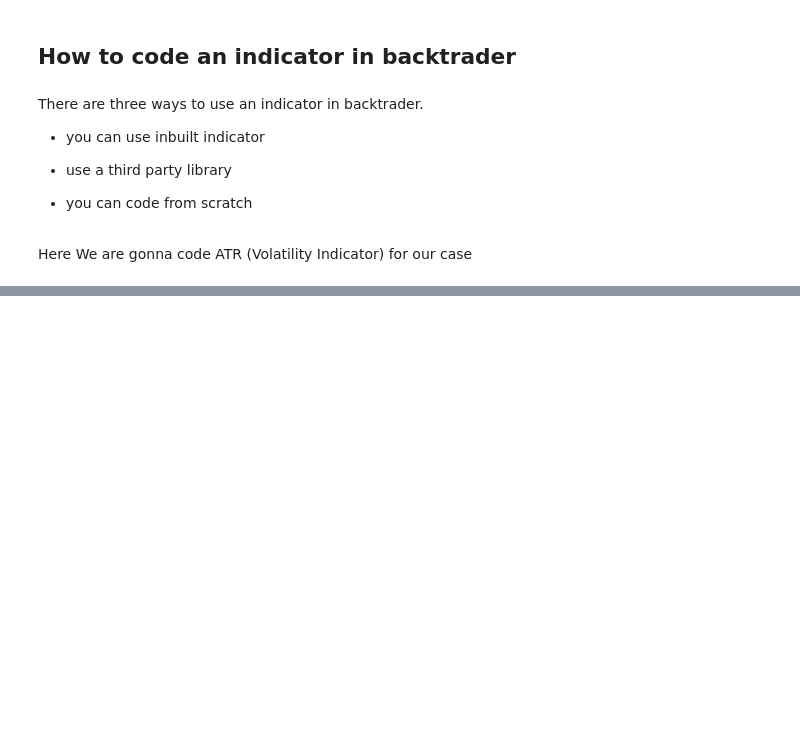
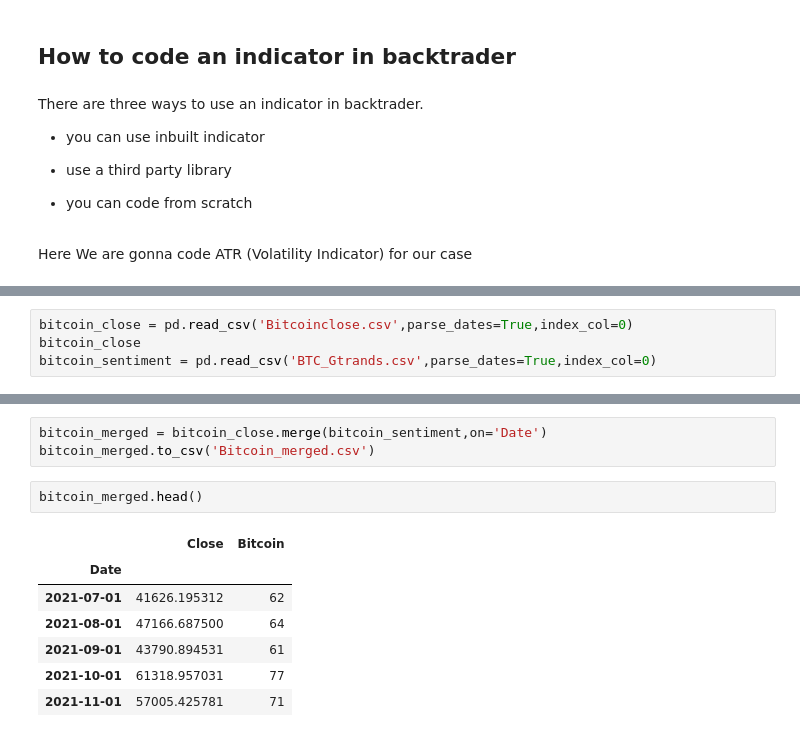
Before and after one commit to V-iitian/Algorithmic-Trading, a Jupyter notebook: Python for Finance/backtrader.ipynb, the cells around one changed output, grey strips where cells are left out. Cells and saved outputs as stored; diff of their text form; blank space fills up the shorter version.

```diff
--- a/Python for Finance/backtrader.ipynb
+++ b/Python for Finance/backtrader.ipynb
@@ -334,0 +437,4 @@ AttributeError: 'Lines_LineSeries_LineIterator_DataAccessor_StrategyBase_Strateg
+# %%
+bitcoin_close = pd.read_csv('Bitcoinclose.csv',parse_dates=True,index_col=0)
+bitcoin_close
+bitcoin_sentiment = pd.read_csv('BTC_Gtrands.csv',parse_dates=True,index_col=0)
@@ -334,0 +461,13 @@ AttributeError: 'Lines_LineSeries_LineIterator_DataAccessor_StrategyBase_Strateg
+# %%
+bitcoin_merged = bitcoin_close.merge(bitcoin_sentiment,on='Date')
+bitcoin_merged.to_csv('Bitcoin_merged.csv')
+# %%
+bitcoin_merged.head()
+# %% [output]
+|  | Close | Bitcoin |
+| Date |  |  |
+| 2021-07-01 | 41626.195312 | 62 |
+| 2021-08-01 | 47166.687500 | 64 |
+| 2021-09-01 | 43790.894531 | 61 |
+| 2021-10-01 | 61318.957031 | 77 |
+| 2021-11-01 | 57005.425781 | 71 |
```
Also changed, not shown: parts of 28 cells of this notebook, 8 other files.
